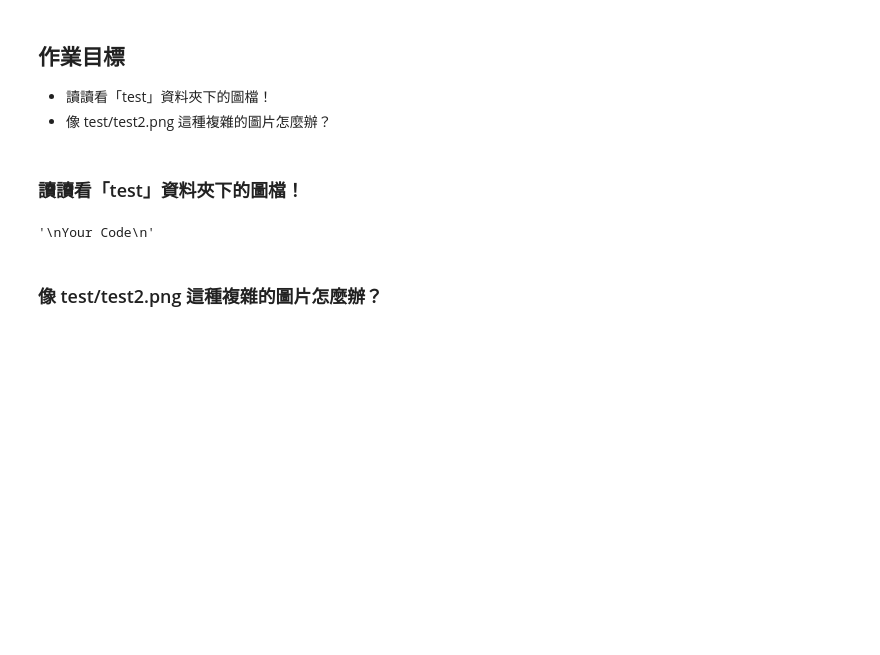
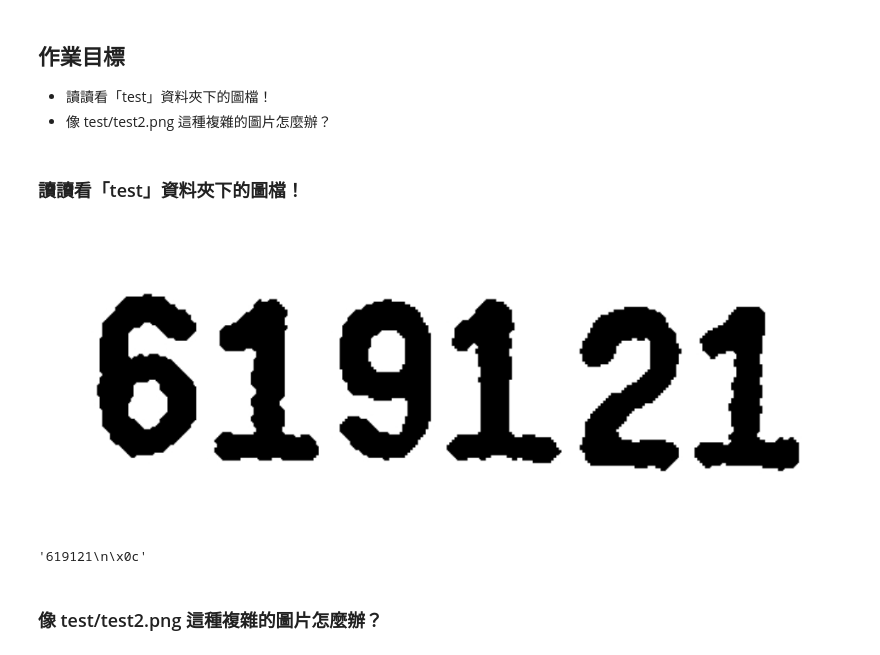
Before and after one commit to z6wdc/PyCrawlerMarathon, a Jupyter notebook: homework/31/突破反爬蟲限制(二)：驗證碼處理_HW.ipynb, the cells around one changed output. Cells and saved outputs as stored; diff of their text form; code cells hidden in the pictures; blank space fills up the shorter version.

```diff
--- a/homework/31/突破反爬蟲限制(二)：驗證碼處理_HW.ipynb
+++ b/homework/31/突破反爬蟲限制(二)：驗證碼處理_HW.ipynb
@@ -15,12 +15,15 @@ import requests
 import pytesseract
 from PIL import Image
 from io import BytesIO
-# %%
-'''
-Your Code
-'''
-# %% [output]
-'\nYour Code\n'
+# %%
+img = Image.open("test1.png").convert("L")
+img
+# %% [output]
+[figure, added]
+# %%
+pytesseract.image_to_string(img)
+# %% [output]
+'619121\n\x0c'
 # %% [markdown]
 ### 像 test/test2.png 這種複雜的圖片怎麼辦？
 # %%
```
Also changed, not shown: parts of 10 cells of this notebook, 2 other files.
